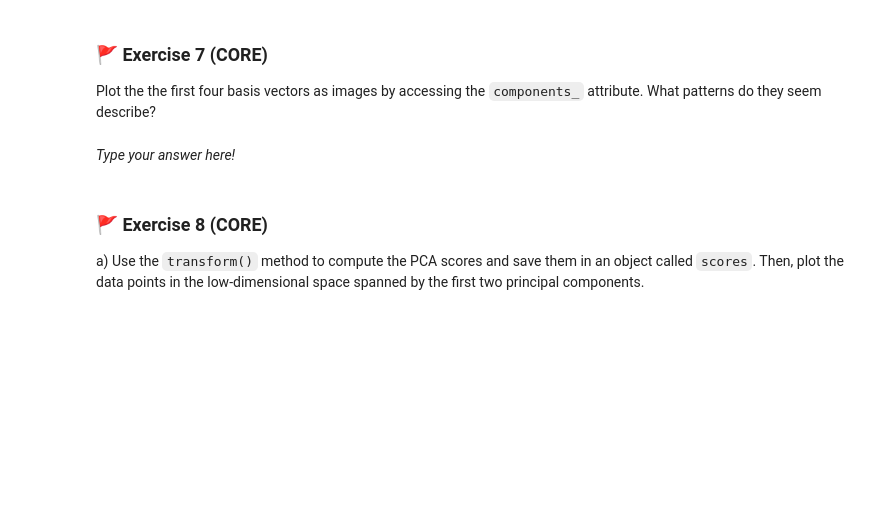
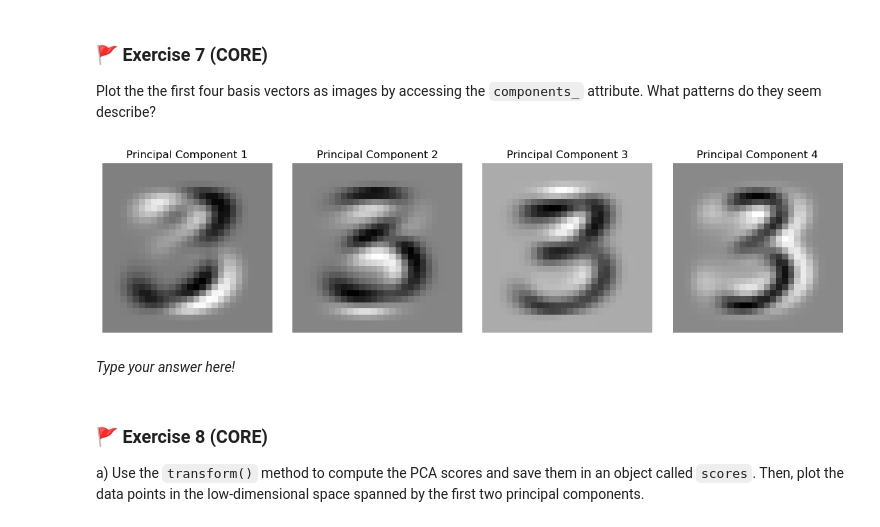
Before and after one commit to zici021129/MLP_2026_week02, a Jupyter notebook: mlp_week02.ipynb, the cells around one changed output. Saved outputs shown, nothing was run; the diff lists cells and outputs as text; code cells hidden in the pictures; blank space fills up the shorter version.

```diff
--- a/mlp_week02.ipynb
+++ b/mlp_week02.ipynb
@@ -179,3 +264,21 @@ Plot the the first four basis vectors as images by accessing the `components_` a
+# %%
+# Code for your answer here!
+# Create a figure with 4 subplots in a row
+fig, axes = plt.subplots(1, 4, figsize=(12, 3))
+
+for i in range(4):
+    # Access the i-th component (row i of the components_ matrix)
+    component_img = pca_threes.components_[i].reshape((28, 28))
+
+    # Plotting
+    axes[i].imshow(component_img, cmap='gray_r')
+    axes[i].set_title(f'Principal Component {i+1}')
+    axes[i].axis('off')
+
+plt.tight_layout()
+plt.show()
+# %% [output]
+[figure, added]
 # %% [markdown]
 _Type your answer here!_
 # %% [markdown]
```
Also changed, not shown: parts of 28 cells of this notebook.
